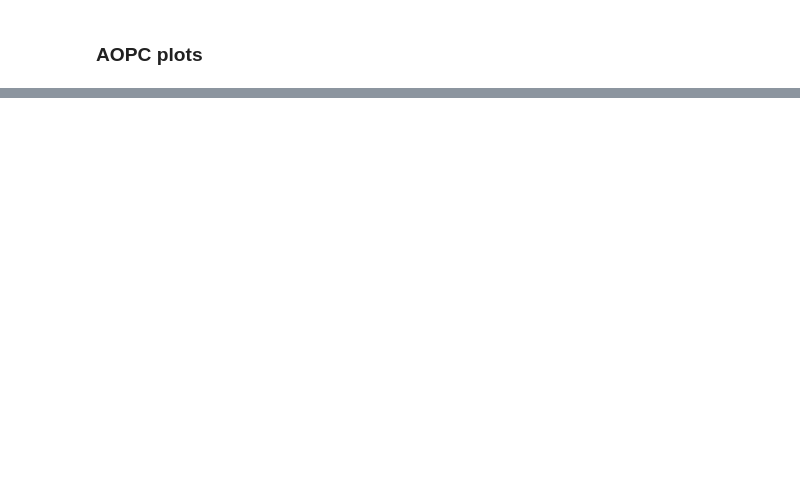
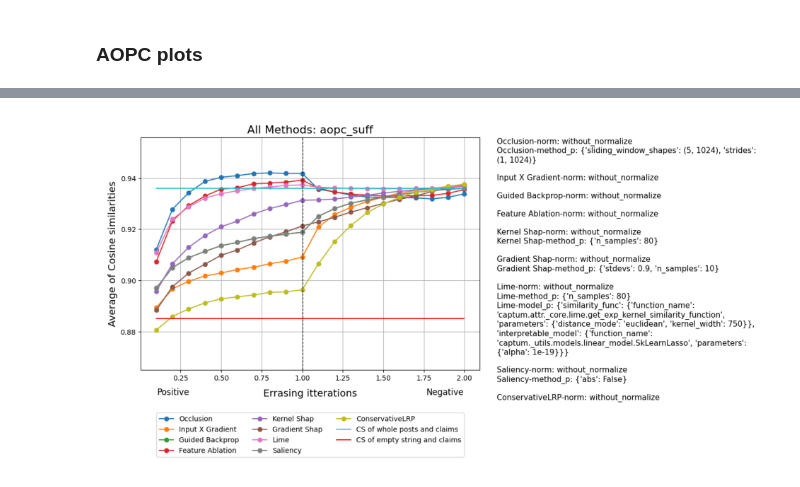
Before and after one commit to kinit-sk/o-mega, a Jupyter notebook: notebooks/results_analysis.ipynb, the cells around one changed output, grey strips where cells are left out. Cells and saved outputs as stored; diff of their text form; code cells hidden in the pictures; blank space fills up the shorter version.

```diff
--- a/notebooks/results_analysis.ipynb
+++ b/notebooks/results_analysis.ipynb
@@ -69,8 +73,12 @@ plt.show()
 # %%
 import matplotlib.pyplot as plt
 import matplotlib.image as mpimg
 
 img = mpimg.imread('./results/aopc_plots/aopc_suff.png')
+plt.figure(figsize=(12, 8)) # Adjust these numbers to your liking
+
 plt.imshow(img)
 plt.axis('off')
 plt.show()
+# %% [output]
+[figure, added]
```
Also changed, not shown: parts of 3 cells of this notebook, 7 other files.
